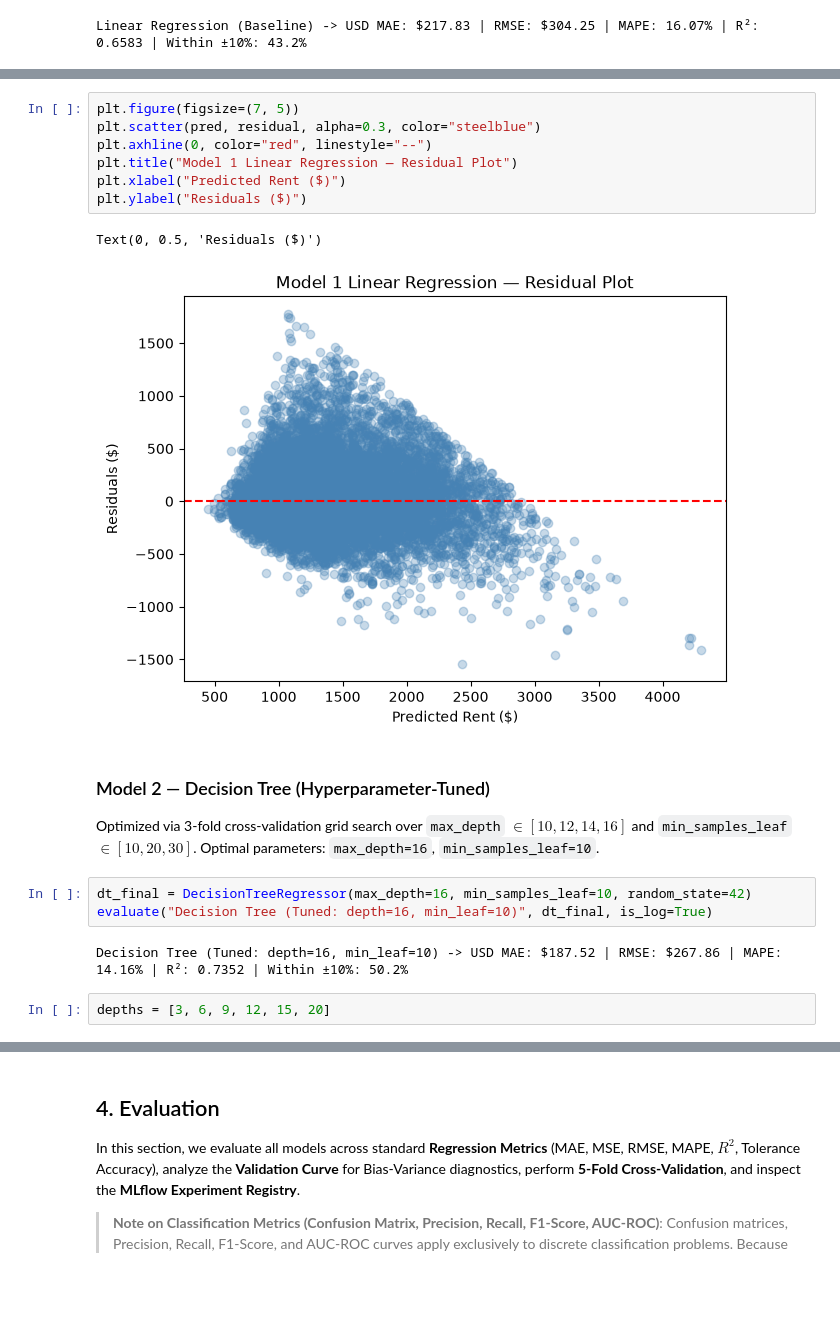
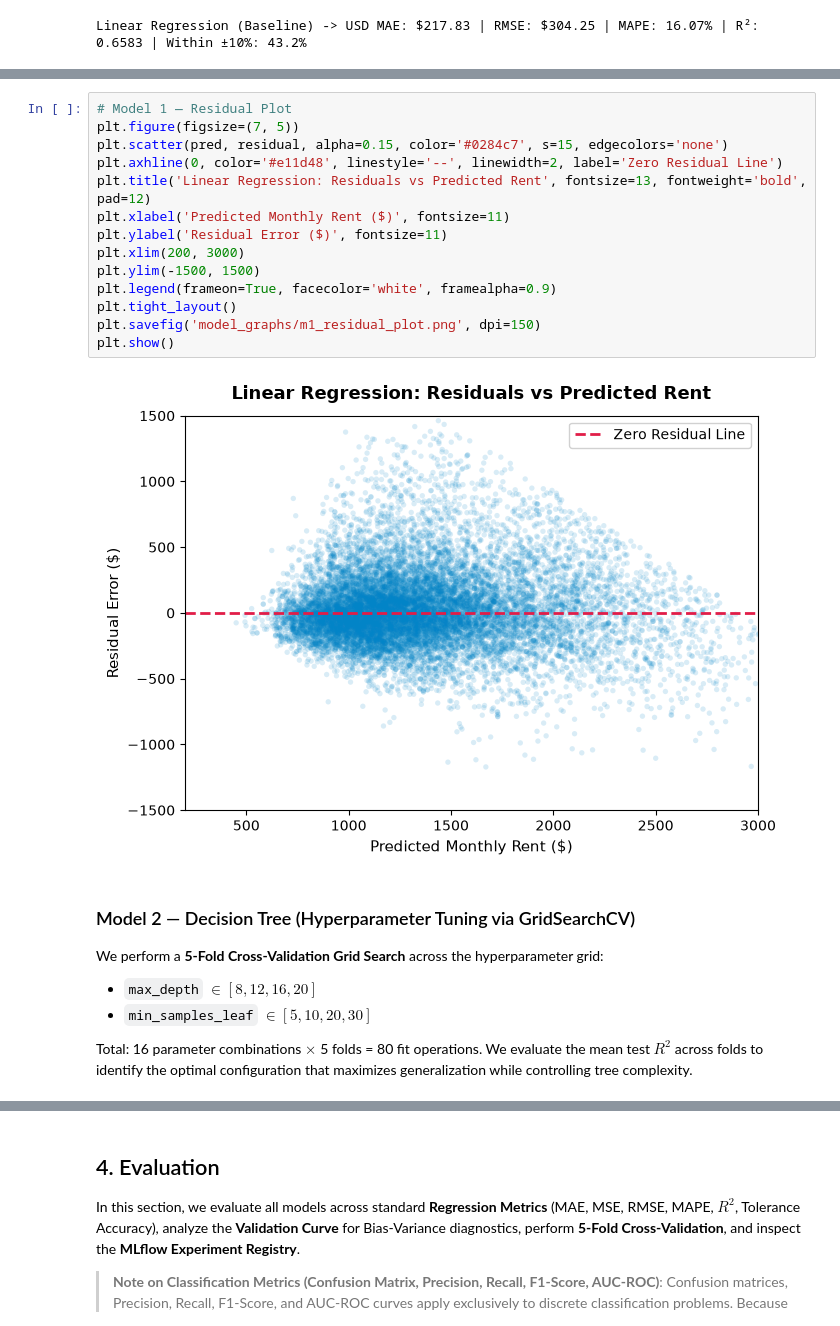
Before and after one commit to ChrisNeo-030506/RDS-Data_Science_Assignment, a Jupyter notebook: BMDS2003_Group4_notebook.ipynb, the cells around one changed output, grey strips where cells are left out. Saved outputs shown, nothing was run; the diff lists cells and outputs as text; blank space fills up the shorter version.

Commit message:
optimize notebook

```diff
--- a/BMDS2003_Group4_notebook.ipynb
+++ b/BMDS2003_Group4_notebook.ipynb
@@ -602,21 +679,24 @@ residual = y_test_orig.values - pred
 # %%
+# Model 1 — Residual Plot
 plt.figure(figsize=(7, 5))
-plt.scatter(pred, residual, alpha=0.3, color="steelblue")
-plt.axhline(0, color="red", linestyle="--")
-plt.title("Model 1 Linear Regression — Residual Plot")
-plt.xlabel("Predicted Rent ($)")
-plt.ylabel("Residuals ($)")
+plt.scatter(pred, residual, alpha=0.15, color='#0284c7', s=15, edgecolors='none')
+plt.axhline(0, color='#e11d48', linestyle='--', linewidth=2, label='Zero Residual Line')
+plt.title('Linear Regression: Residuals vs Predicted Rent', fontsize=13, fontweight='bold', pad=12)
+plt.xlabel('Predicted Monthly Rent ($)', fontsize=11)
+plt.ylabel('Residual Error ($)', fontsize=11)
+plt.xlim(200, 3000)
+plt.ylim(-1500, 1500)
+plt.legend(frameon=True, facecolor='white', framealpha=0.9)
+plt.tight_layout()
+plt.savefig('model_graphs/m1_residual_plot.png', dpi=150)
+plt.show()
 # %% [output]
-Text(0, 0.5, 'Residuals ($)')
-[figure, old version]
+[figure, new version]
-# %% [markdown]
-### Model 2 — Decision Tree (Hyperparameter-Tuned)
-
-Optimized via 3-fold cross-validation grid search over `max_depth` $\in [10, 12, 14, 16]$ and `min_samples_leaf` $\in [10, 20, 30]$. Optimal parameters: `max_depth=16`, `min_samples_leaf=10`.
-# %%
-dt_final = DecisionTreeRegressor(max_depth=16, min_samples_leaf=10, random_state=42)
-evaluate("Decision Tree (Tuned: depth=16, min_leaf=10)", dt_final, is_log=True)
-# %% [output]
-Decision Tree (Tuned: depth=16, min_leaf=10) -> USD MAE: $187.52 | RMSE: $267.86 | MAPE: 14.16% | R²: 0.7352 | Within ±10%: 50.2%
-# %%
-depths = [3, 6, 9, 12, 15, 20]
+# %% [markdown]
+### Model 2 — Decision Tree (Hyperparameter Tuning via GridSearchCV)
+
+We perform a **5-Fold Cross-Validation Grid Search** across the hyperparameter grid:
+- `max_depth` $\in [8, 12, 16, 20]$
+- `min_samples_leaf` $\in [5, 10, 20, 30]$
+
+Total: 16 parameter combinations $\times$ 5 folds = 80 fit operations. We evaluate the mean test $R^2$ across folds to identify the optimal configuration that maximizes generalization while controlling tree complexity.
```
Also changed, not shown: parts of 28 cells of this notebook, 30 other files.
